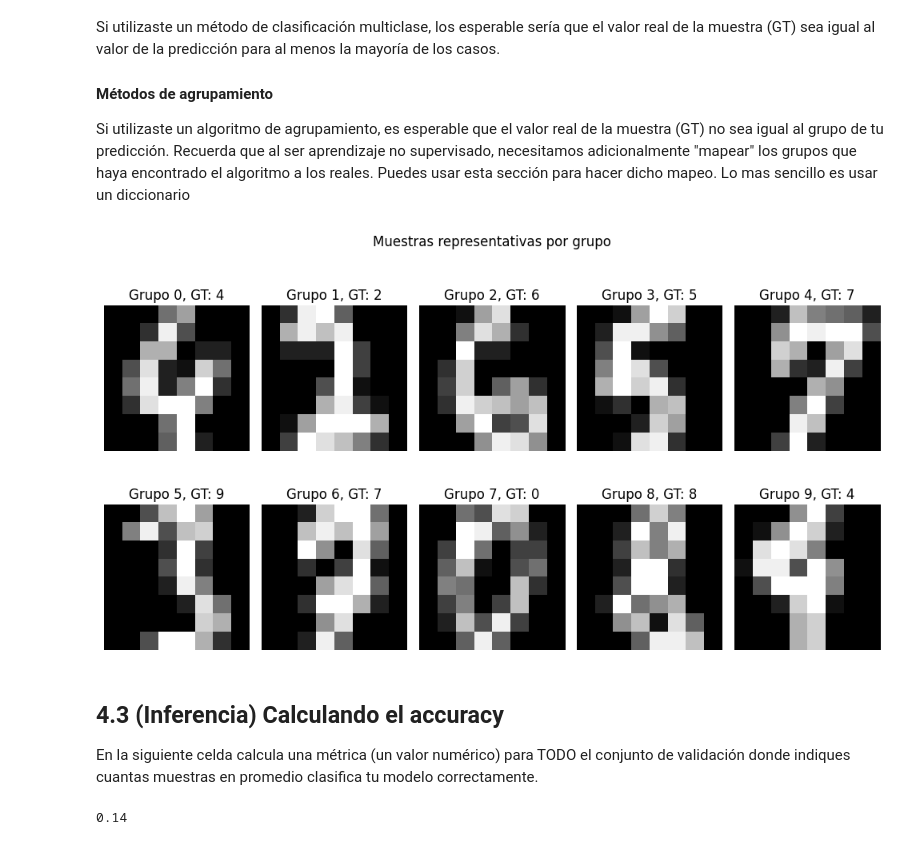
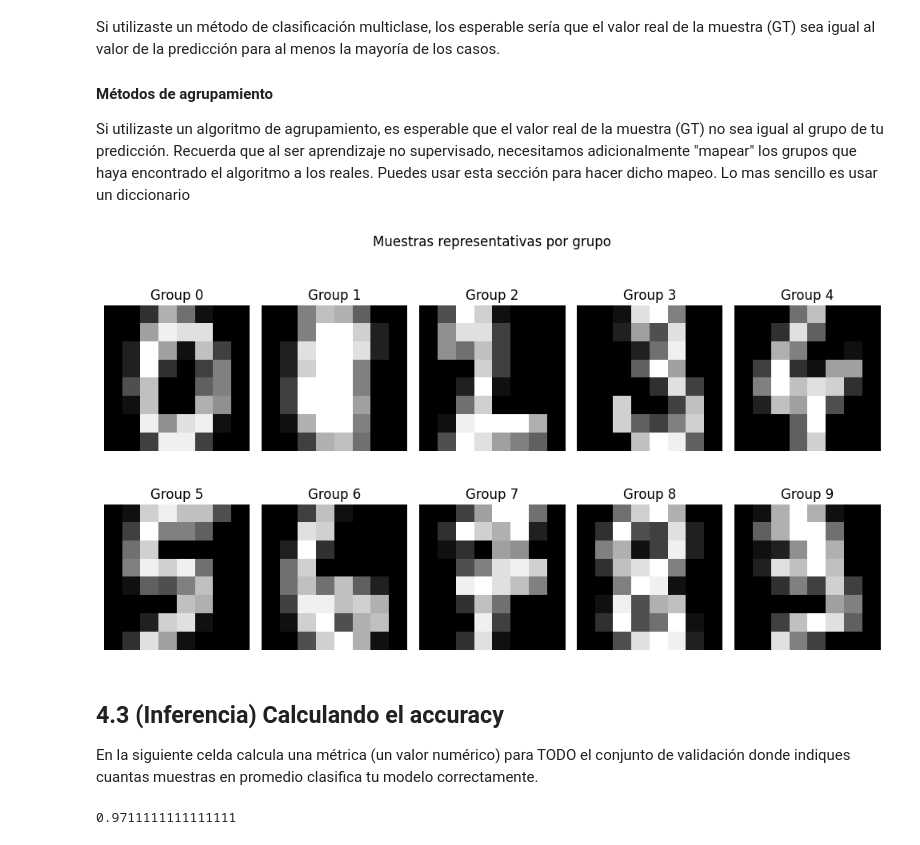
Before and after one commit to YaerimGZ/SI23_Togepis, a Jupyter notebook: proyecto_1_ML/proyecto_1_ML.ipynb, the cells around one changed output. Cells and saved outputs as stored; diff of their text form; code cells hidden in the pictures.

```diff
--- a/proyecto_1_ML/proyecto_1_ML.ipynb
+++ b/proyecto_1_ML/proyecto_1_ML.ipynb
@@ -155,8 +157,8 @@ def mi_modelo(X, label):
     data = scaler.transform(X)
 
     # TODO: Entrena el modelo y regresa el modelo entrenado en los datos de entrenamiento.
-    model = KMeans(n_clusters=10)
-    model.fit(data)
+    model = LogisticRegression()
+    model.fit(data, label)
     # Entrena tu modelo con los DATOS NORMALIZADOS
 
     return model
@@ -219,13 +221,14 @@ fig.suptitle("Puntos clasificados reducidos a dos dimensiones")
 # TODO: Grafíca los datos DE VALIDACIÓN reducidos (reduced_data_val)
 # con un color distinto para cada grupo/clase que tu modelo ha predecido (preds)
 #========== Start =========
-pca = PCA(n_components=2)
-reduced_data_val = pca.fit_transform(data_val)
+tsne = TSNE(n_components=2, random_state=0)
+reduced_data_val = tsne.fit_transform(data_val)
 
-for group in group_pred:
-    mask = preds == group
-    ax_reduced.scatter(reduced_data_val[mask, 0], reduced_data_val[mask, 1], label=f"Grupo {group}", s=10)
-    ax_reduced.scatter(reduced_data_val[mask & (target_val == group), 0], reduced_data_val[mask & (target_val == group), 1], label=f"Etiqueta {group}", s=30, marker='x')
+for i, group in enumerate(group_pred):
+
+    indices = np.where(preds == group)
+    points = reduced_data_val[indices]
+    ax_reduced.scatter(points[:,0], points[:,1], alpha=0.5)
 
 #========== End ===========
 plt.legend()
@@ -245,59 +249,51 @@ Si utilizaste un algoritmo de agrupamiento, es esperable que el valor real de la
 # %%
 # Llamamos a inferencia de su modelo
 # Este método regresará las clases/grupos
 # que haya encontrado para cada punto de validación
 preds = mi_inferencia(modelo, data_val)
 
 # Clases/grupos distintos de predicciones
 group_pred = np.unique(preds)
 n_groups = len(group_pred)
 
 # Graficar
 n_cols = 5
-n_rows = (n_groups-1) // n_cols + 1 # Calcular el número de filas necesarias
-fig, axes = plt.subplots(n_rows, n_cols, figsize=(10,6))
+fig, axes = plt.subplots(n_groups//n_cols, n_cols, figsize=(10,6))
 axes = axes.flatten() # Convertir los axes a lista para poder iterarlos
 
 # TODO: Muestra una imagen por cada grupo/clase de prediccion
-group_to_label = {}
-
-for group in group_pred:
-    mask = preds == group
-    labels, counts = np.unique(target_val[mask], return_counts=True)
-    max_count_idx = np.argmax(counts)
-    group_to_label[group] = labels[max_count_idx]
 
 for i, group in enumerate(group_pred):
-    mask = preds == group
-    img = data_val[mask][0].reshape(8, 8)
-    title = f"Grupo {group}, GT: {group_to_label[group]}"
-    ax = axes[i]
-    ax.imshow(img, cmap="gray")
-    ax.set_title(title)
-    ax.axis("off")
+
+    idx = np.where(preds==group)[0][0]
+
+    img = data_val[idx].reshape(8, 8)
+    axes[i].imshow(img, cmap='gray')
+    axes[i].set_title(f"Group {group}")
+    axes[i].axis('off')
+
+    if i == len(group_pred)-1:
+        break
 
 
 # Configurar la figura
 fig.suptitle("Muestras representativas por grupo")
 plt.tight_layout()
 plt.show()
 # %% [output]
-[figure, old version]
+[figure, new version]
 # %% [markdown]
 ## 4.3 (Inferencia) Calculando el accuracy
 En la siguiente celda calcula una métrica (un valor numérico) para TODO el conjunto de validación donde indiques cuantas muestras en promedio clasifica tu modelo correctamente.
 # %%
-from sklearn.metrics import accuracy_score
-
-
 datos = data_val
 etiquetas = target_val
-preddicciones = mi_inferencia(modelo, datos)
+predicciones = mi_inferencia(modelo, datos)
 
 # TODO: Calcula el "accuracy" promedio
-accuracy = accuracy_score(etiquetas, preddicciones)
+accuracy = np.mean(predicciones == etiquetas)
 print(accuracy)
 # %% [output]
-0.14
+0.9711111111111111
 # %% [markdown]
 En base a lo que puedes observar en las celdas anteriores de esta sección, responde:
```
Also changed, not shown: parts of 7 cells of this notebook.
